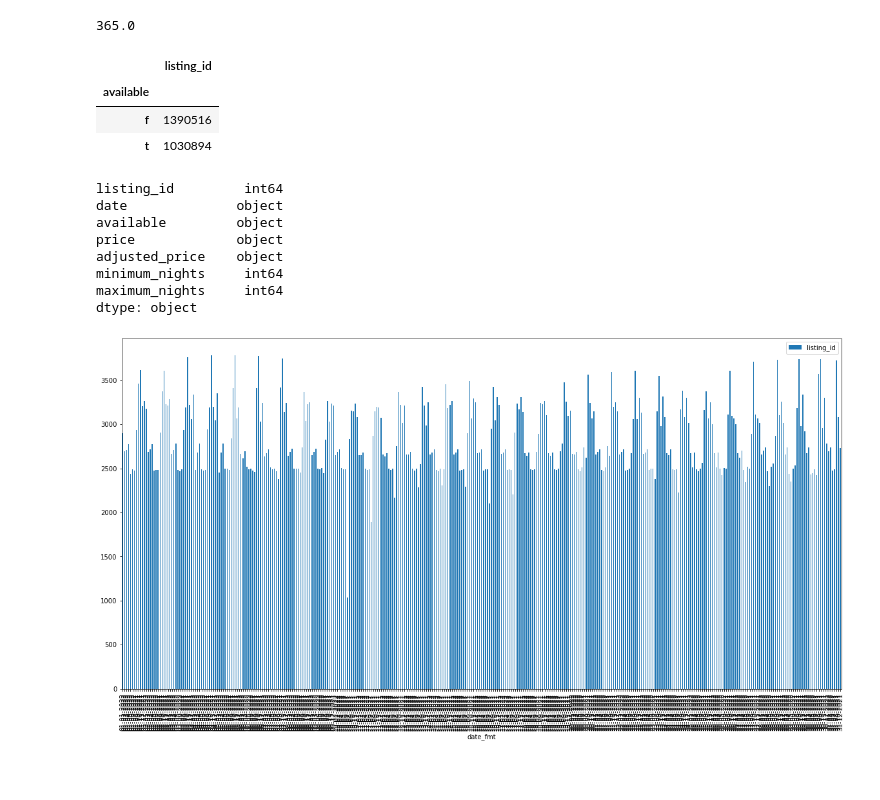
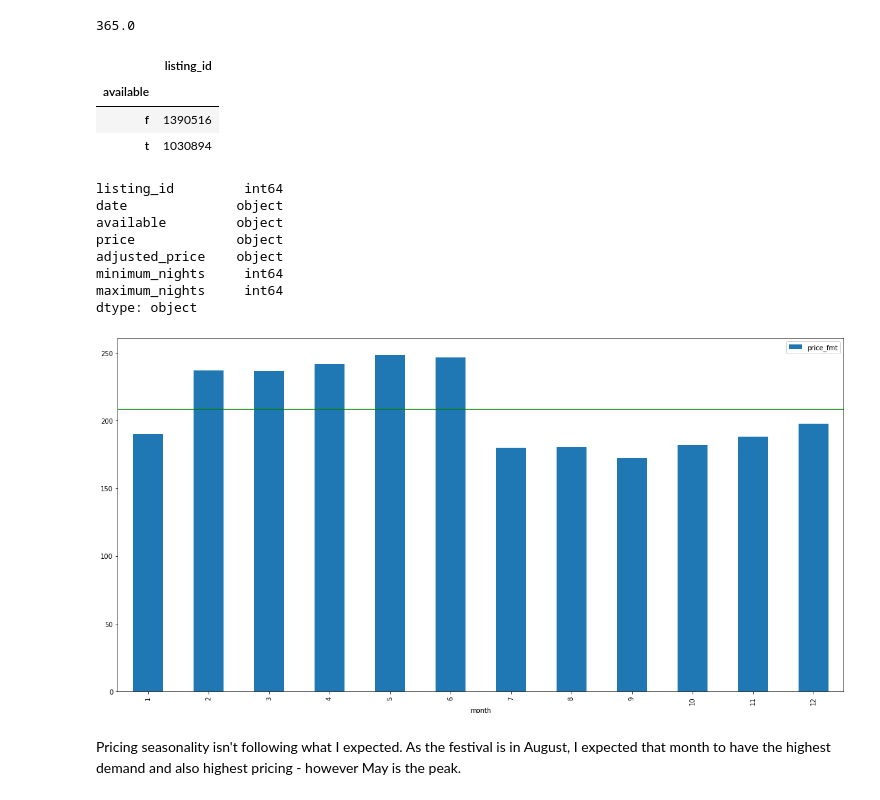
Before and after one commit to jennymcphail/project-1-blog-post, a Jupyter notebook: Edinburgh_AirBNB.ipynb, the cells around one changed output. Drawn from its saved outputs; the diff is of its cells as text; code cells hidden in the pictures; blank space fills up the shorter version.

```diff
--- a/Edinburgh_AirBNB.ipynb
+++ b/Edinburgh_AirBNB.ipynb
@@ -247,13 +306,16 @@ df_cal[df_cal['listing_id']==170756] # are there 365 rows per listing id
 df_cal.shape[0]/df_listings1.shape[0] # looks likely as number of rows in calendar table divided by number of listings = 365
 # %% [output]
 365.0
-# %%
-df_cal[['available','listing_id']].groupby('available').count() # looks like available is set to t when property is available
-# %% [output]
-|  | listing_id |
-| available |  |
-| f | 1390516 |
-| t | 1030894 |
+# %%
+df_cal[['available','listing_id']].groupby('available').count() # looks like available is set to t when property is available
+# does available just mean, host has listed it for that date? or does it mean, listed and not booked yet?
+# I think based on data dictionary it is a combination of both - i.e. will be set to f either if host doesn't want to rent on that date or someone else has already booked it
+# I was assuming the first, as it looks like every property appears 365 times but I wouldn't expect them all to be available all year round as surely some hosts only rent out when they are elsewhere?
+# %% [output]
+|  | listing_id |
+| available |  |
+| f | 1390516 |
+| t | 1030894 |
 # %%
 df_cal.dtypes # I want to use this table to look at the seasonality of pricing, but it looks like date and price are strings rather than the appropriate data types
 # %% [output]
@@ -266,12 +328,15 @@ minimum_nights     int64
 maximum_nights     int64
 dtype: object
 # %%
-df_cal['date_fmt'] = pd.to_datetime(df_cal['date']).dt.strftime('%d-%m-%Y') # add formatted date field
+df_cal['date_fmt'] = pd.to_datetime(df_cal['date'],errors='coerce')# add formatted date field
 df_cal['price_fmt'] = pd.to_numeric(df_cal['price'].str.replace('$','').str.replace(',','')) # add formatted price field
-seasonality = df_cal[df_cal['available']=='t'].groupby('date_fmt').agg({'listing_id':'count','price_fmt':'mean'})
+df_cal['month'] = df_cal['date_fmt'].dt.month # add month to group by
+#seasonality = df_cal[df_cal['available']=='t'].groupby('month_year').agg({'listing_id':'count','price_fmt':'mean'})# group and get volumes and avg price by month
+seasonality = df_cal.groupby('month').agg({'listing_id':'count','price_fmt':'mean'})# group and get volumes and avg price by month
+#dt.to_period('M').dt.to_timestamp()  - this sets to month start, but July is spread over two years, 2021 and 2022
 # %%
-seasonality.reset_index(drop=False, inplace=True)
-seasonality.plot(x='date_fmt', y='listing_id', kind='bar',figsize=(20,10))
+seasonality.plot(x='month', y='price_fmt', kind='bar',figsize=(20,10))
+plt.axhline(y=seasonality['price_fmt'].mean(),color='green')# add a line to show the average
 plt.show()
 # %% [output]
-[figure, old version]
+[figure, new version]
@@ -279,0 +343,2 @@ plt.show()
+# %% [markdown]
+Pricing seasonality isn't following what I expected. As the festival is in August, I expected that month to have the highest demand and also highest pricing - however May is the peak.
```
Also changed, not shown: parts of 81 cells of this notebook, 1 other file.
